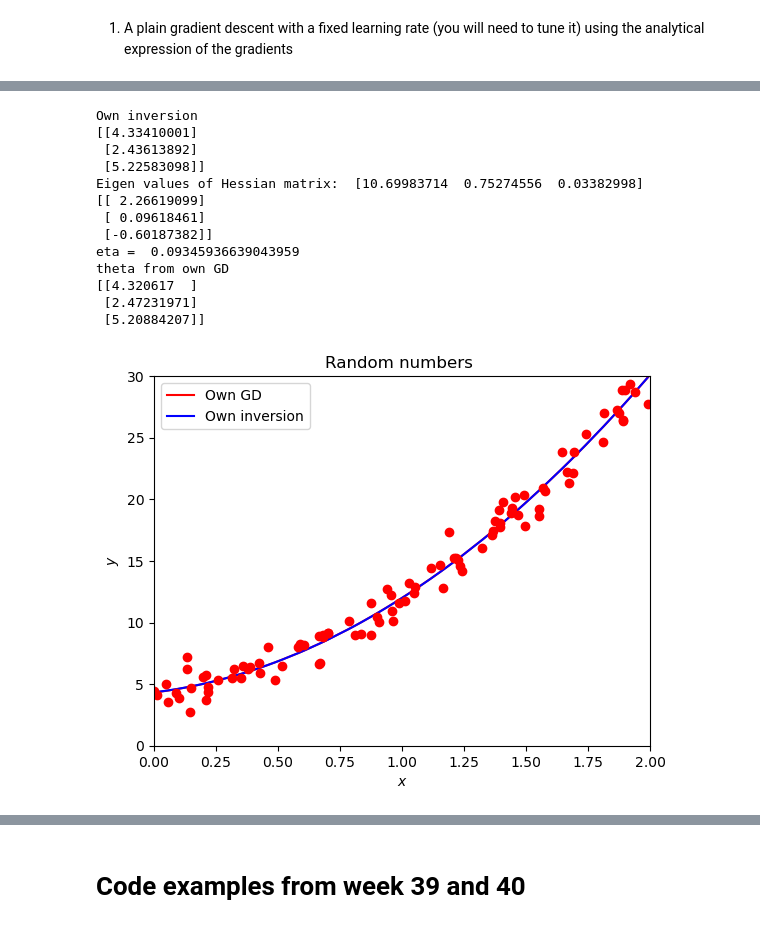
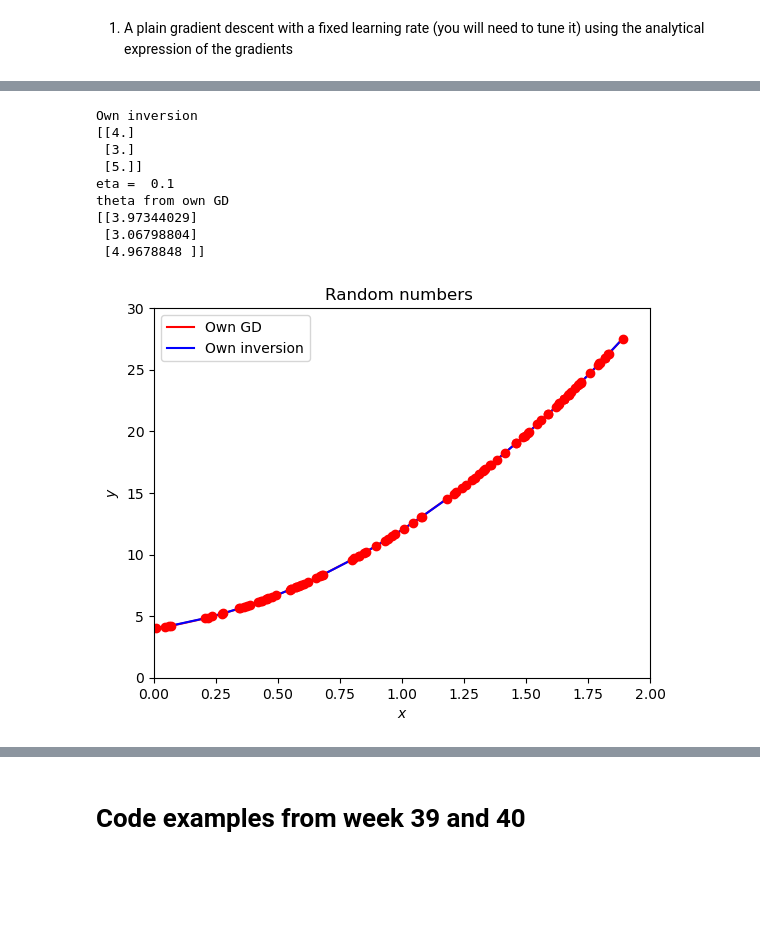
Before and after one commit to lilacandolle/FYS-STK4155_Project2, a Jupyter notebook: WeeklyExercises/exercisesweek41.ipynb, the cells around one changed output, grey strips where cells are left out. Drawn from its saved outputs; the diff is of its cells as text; code cells hidden in the pictures; blank space fills up the shorter version.

```diff
--- a/WeeklyExercises/exercisesweek41.ipynb
+++ b/WeeklyExercises/exercisesweek41.ipynb
@@ -70,7 +215,7 @@ import matplotlib.pyplot as plt
 n = 100
 x = 2*np.random.rand(n,1)
 x = np.sort(x, axis=0)
-y = 4 + 3*x + 5*x*x + np.random.randn(n,1)
+y = 4 + 3*x + 5*x*x #+ np.random.randn(n,1)
 
 ##Own inversion
 X = np.c_[np.ones((n,1)), x, x*x]
@@ -79,49 +224,44 @@ print("Own inversion")
 print(theta_linreg)
 
 H = (2.0/n)*(X.T@X) #Hessian matrix
-EigValues, EigVectors = np.linalg.eig(H)
-print("Eigen values of Hessian matrix: ", EigValues)
+#EigValues, EigVectors = np.linalg.eig(H)
+#print("Eigen values of Hessian matrix: ", EigValues)
 
 ##Own GD
 theta = np.random.randn(3,1)
-print(theta)
-eta = 1.0/np.max(EigValues)  #learning rate scaling
+eta = 0.1  #learning rate
 print("eta = ", eta)
 Niterations = 1000
 
 for iter in range(Niterations):
     gradients = 2.0/n*X.T @ ((X @ theta)-y)
     theta -= eta*gradients
 print("theta from own GD")
 print(theta)
 
 xnew = 2*np.random.rand(n,1)
 xnew = np.sort(x, axis=0)
 Xnew = np.c_[np.ones((n,1)), xnew, xnew*xnew]
 ypredict = Xnew.dot(theta)
 ypredict2 = Xnew.dot(theta_linreg)
 
 plt.plot(xnew, ypredict, "r-", label = "Own GD")
 plt.plot(xnew, ypredict2, "b-", label = "Own inversion")
 plt.plot(x, y ,'ro')
 plt.axis([0,2.0,0, 30.0])
 plt.xlabel(r'$x$')
 plt.ylabel(r'$y$')
 plt.title(r'Random numbers ')
 plt.legend()
 plt.show()
 # %% [output]
 Own inversion
-[[4.33410001]
- [2.43613892]
- [5.22583098]]
-Eigen values of Hessian matrix:  [10.69983714  0.75274556  0.03382998]
-[[ 2.26619099]
- [ 0.09618461]
- [-0.60187382]]
-eta =  0.09345936639043959
+[[4.]
+ [3.]
+ [5.]]
+eta =  0.1
 theta from own GD
-[[4.320617  ]
- [2.47231971]
- [5.20884207]]
+[[3.97344029]
+ [3.06798804]
+ [4.9678848 ]]
-[figure, old version]
+[figure, new version]
```
Also changed, not shown: parts of 7 cells of this notebook.
